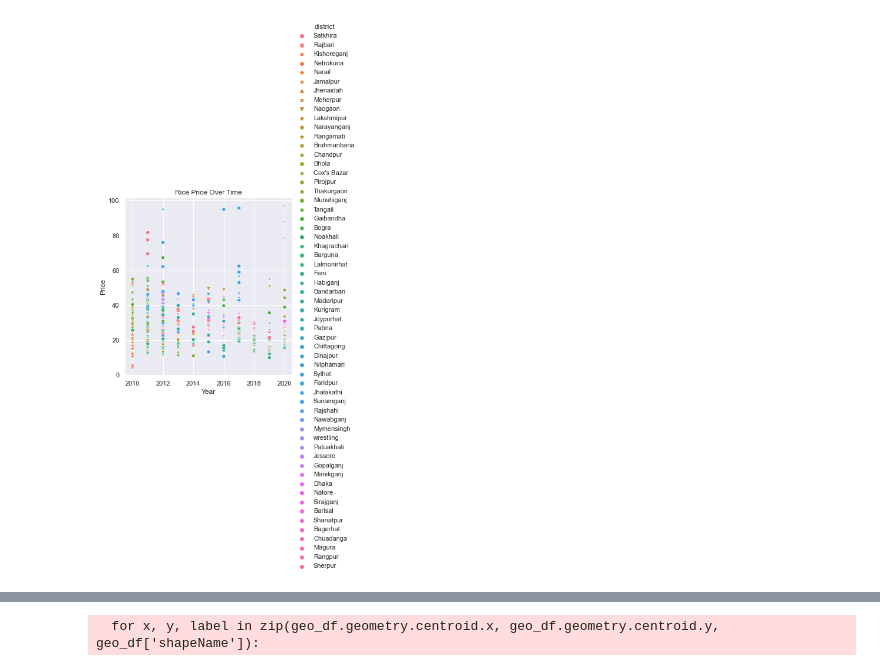
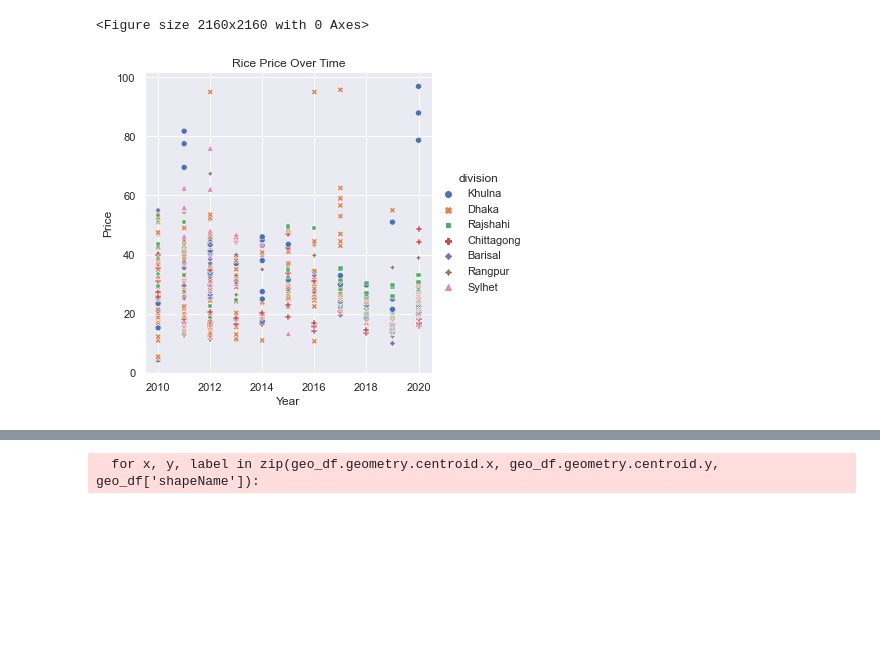
Before and after one commit to errhythm/RiceProductionTrendsBD, a Jupyter notebook: BD.ipynb, the cells around one changed output, grey strips where cells are left out. Cells and saved outputs as stored; diff of their text form; code cells hidden in the pictures; blank space fills up the shorter version.

Commit message:
Added some visualizations

```diff
--- a/BD.ipynb
+++ b/BD.ipynb
@@ -52,13 +66,16 @@ df.head()
 # %%
 # make a heat map showing the rice price for each district over time, with the color intensity indicating the price level and the x-axis indicating the time
 
+plt.figure(figsize=(30,30))
 sns.set(style="darkgrid")
 
-sns.relplot(x="year", y="average price", hue="district", style="district", data=df)
+sns.relplot(x="year", y="price", hue="division", style="division", data=df)
 plt.title('Rice Price Over Time')
 plt.xlabel('Year')
 plt.ylabel('Price')
 
+plt.savefig('images/map/ricepriceot_div.pdf', bbox_inches='tight')
 plt.show()
 # %% [output]
+<Figure size 2160x2160 with 0 Axes>
-[figure, old version]
+[figure, new version]
```
Also changed, not shown: parts of 7 cells of this notebook, 1 other file.
